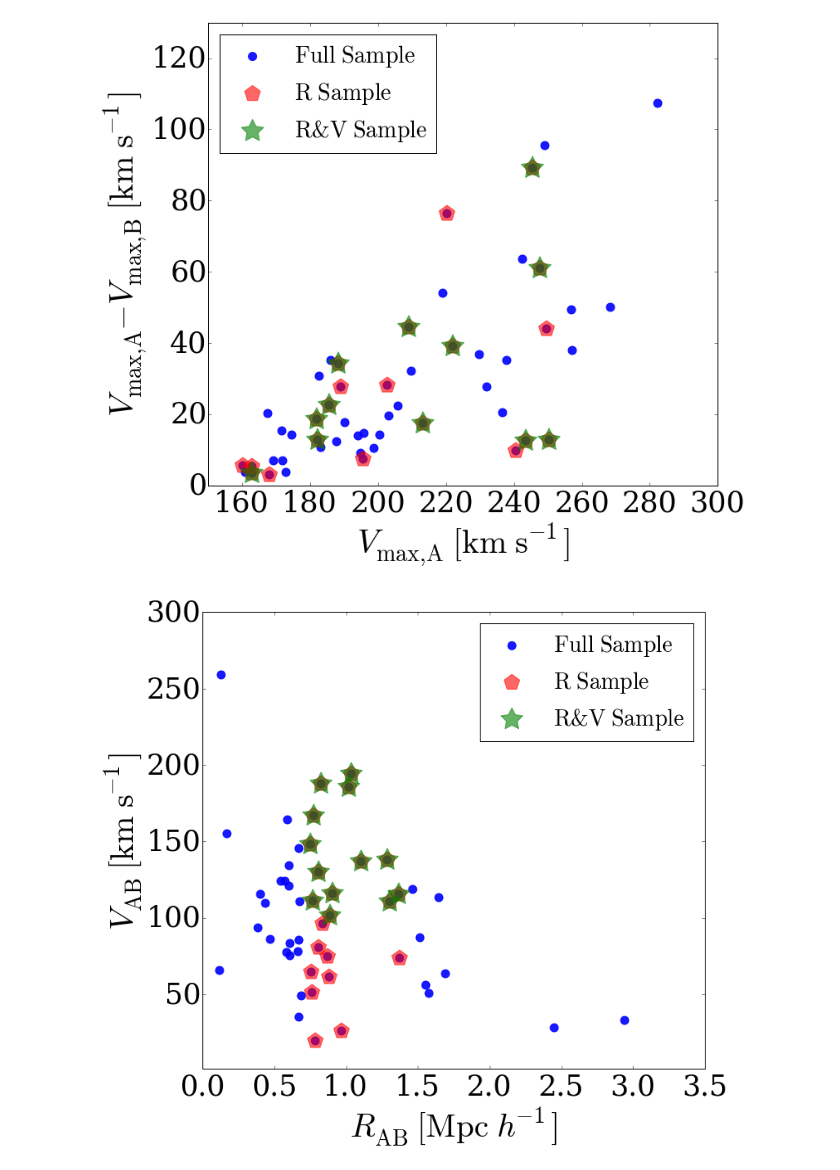
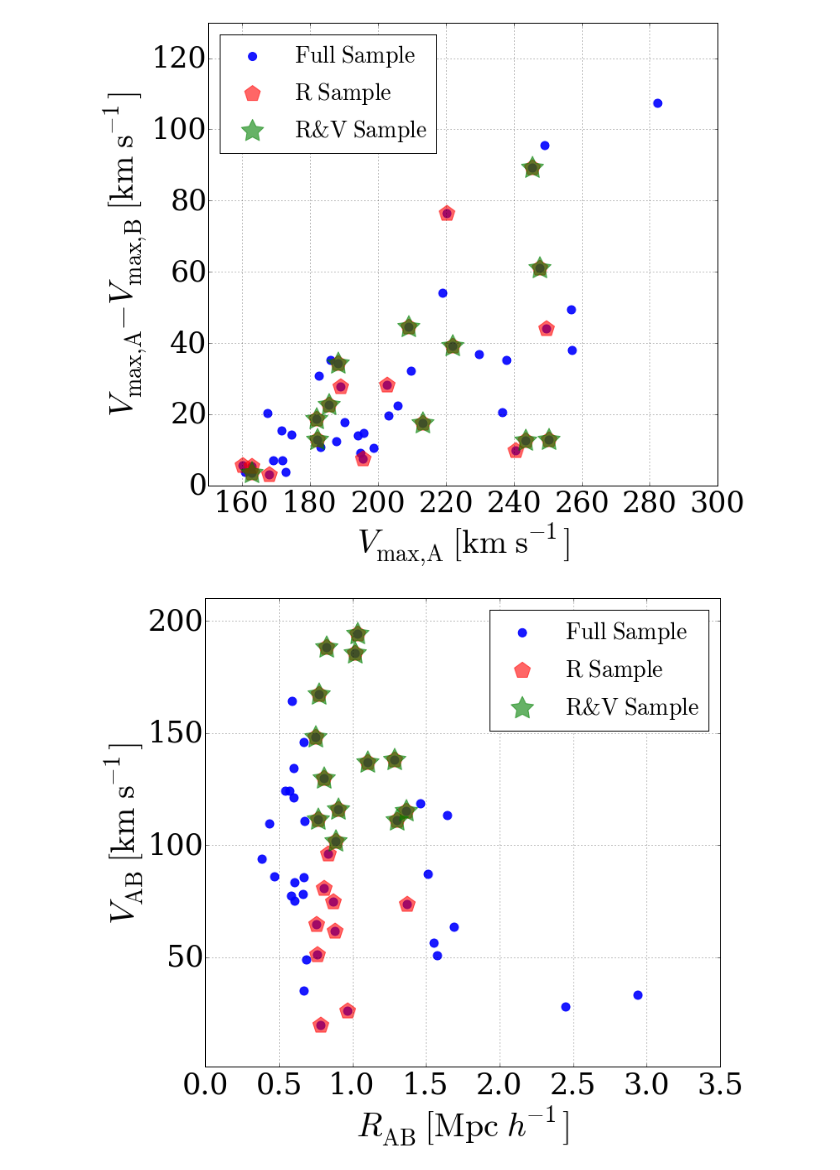
Before and after one commit to astroandes/SatelliteShapeLG, a Jupyter notebook: code/explore.ipynb, the cells around one changed output. Drawn from its saved outputs; the diff is of its cells as text; code cells hidden in the pictures.

```diff
--- a/code/explore.ipynb
+++ b/code/explore.ipynb
@@ -53,6 +62,33 @@ def load_snapshot(snap_name, boxsize=75000.0):
             snap_data[col] = (snap_data[col] - 0.5 * boxsize) % boxsize
 
     return snap_data
+# %%
+def inertiaTensor(halo_data, halo_center):
+    I=[]
+    for index in range(9):
+        I.append(0)
+    x = halo_data['x'] - halo_center['x']
+    y = halo_data['y'] - halo_center['y']
+    z = halo_data['z'] - halo_center['z']
+    I[0] = np.sum(y*y+z*z)
+    I[1] = np.sum(-y*x)
+    I[2] = np.sum(-x*z)
+    I[3] = np.sum(-y*x)
+    I[4] = np.sum(x*x+z*z)
+    I[5] = np.sum(-y*z)
+    I[6] = np.sum(-z*x)
+    I[7] = np.sum(-z*y)
+    I[8] = np.sum(x*x+y*y)
+
+    tensor = np.array([(I[0:3]), (I[3:6]), (I[6:9])])
+    vals, vects = np.linalg.eig(tensor)  # they come out unsorted, so the command below is needed
+    eig_ord = np.argsort(vals)  # a thing to note is that here COLUMN i corrensponds to eigenvalue i.
+    ord_vals = vals[eig_ord]
+    ord_vects = vects[:, eig_ord].T
+
+    TriaxParam = (ord_vals[2]**2  - ord_vals[1]**2)/(ord_vals[2]**2 - ord_vals[0]**2)
+    AxisRatio = ord_vals[0]/ord_vals[2]
+    return ord_vals, ord_vects, TriaxParam, AxisRatio
 # %%
 n_pairs = 53
 v_circ_A = np.zeros(n_pairs)
@@ -99,17 +168,19 @@ fig = plt.figure(1, figsize=(11,10))
 ax = plt.axes()
 set_ticklabels(ax, size=35)
 
-ii = distance_AB > 0
+ii = (distance_AB > 0) & (distance_radius_ratio > 1.0)
 plt.scatter(v_circ_A[ii], v_circ_A[ii] - v_circ_B[ii], label='$\mathrm{Full\ Sample}$',s=100,alpha=0.9,color='b')
 
-ii = (distance_AB > 700.0) & (distance_AB<1400)
+ii = (distance_AB > 700.0) & (distance_AB<1400) & (distance_radius_ratio > 1.0)
 plt.scatter(v_circ_A[ii], v_circ_A[ii] - v_circ_B[ii], label='$\mathrm{R\ Sample}$',
             s=400,alpha=0.6,color='r', marker=(5,0))
 
 
-ii = (distance_AB > 700.0) & (distance_AB<1400) & (velocity_AB>100)
+ii = (distance_AB > 700.0) & (distance_AB<1400) & (velocity_AB>100) & (distance_radius_ratio > 1.0)
 plt.scatter(v_circ_A[ii], v_circ_A[ii] - v_circ_B[ii], label='$\mathrm{R&V\ Sample}$',
             s=800,alpha=0.6,color='green', marker=(5,1))
+
+ax.grid(True)
 
 ax.set_xlim([150,300])
 ax.set_ylim([0.0,130])
@@ -119,37 +190,39 @@ plt.ylabel(r'$V_{\rm{max,A}} - V_{\rm{max,B}}\ [\rm{km\ s^{-1}}]$', size=40)
 plt.legend(loc=2, prop={'size':28}, scatterpoints=1)
 plt.savefig('../paper/v_circ_pairs.pdf', bbox_inches='tight')
 # %% [output]
-[figure, old version]
+[figure, new version]
 # %%
 fig = plt.figure(1, figsize=(11,10))
 ax = plt.axes()
 set_ticklabels(ax, size=35)
 
-ifull = distance_AB > 0
+ifull = (distance_AB > 0) & (distance_radius_ratio > 1.0)
 plt.scatter(distance_AB[ifull]/1000.0, velocity_AB[ifull], label='$\mathrm{Full\ Sample}$',s=100,alpha=0.9,color='b')
 
-irsample = (distance_AB > 700.0) & (distance_AB<1400)
+irsample = (distance_AB > 700.0) & (distance_AB<1400) & (distance_radius_ratio > 1.0)
 plt.scatter(distance_AB[irsample]/1000, velocity_AB[irsample], label='$\mathrm{R\ Sample}$',
             s=400,alpha=0.6,color='r', marker=(5,0))
 
 
-irvsample = (distance_AB > 700.0) & (distance_AB<1400) & (velocity_AB>100)
+irvsample = (distance_AB > 700.0) & (distance_AB<1400) & (velocity_AB>100) & (distance_radius_ratio > 1.0)
 plt.scatter(distance_AB[irvsample]/1000, velocity_AB[irvsample], label='$\mathrm{R&V\ Sample}$',
             s=800,alpha=0.6,color='green', marker=(5,1))
 
 ax.set_xlim([0.0,3.5])
-ax.set_ylim([1,300])
+ax.set_ylim([1,210])
+ax.grid(True)
+
 #plt.yscale('log')
 #plt.xscale('log')
 
 plt.xlabel(r'$R_{\rm{AB}} \ [{\rm{Mpc}}\ h^{-1}]$', size=40)
 plt.ylabel(r'$V_{\rm{AB}}\ [\rm{km\ s^{-1}}]$', size=40)
 plt.legend(loc=1, prop={'size':28}, scatterpoints=1)
 plt.savefig('../paper/v_r_pairs.pdf', bbox_inches='tight')
 
 #plt.scatter(distance_AB[ii], velocity_AB[ii])
 # %% [output]
-[figure, old version]
+[figure, new version]
 # %%
 pfig = plt.figure(1, figsize=(11,10))
 ax = plt.axes()
```
Also changed, not shown: parts of 9 cells of this notebook.
